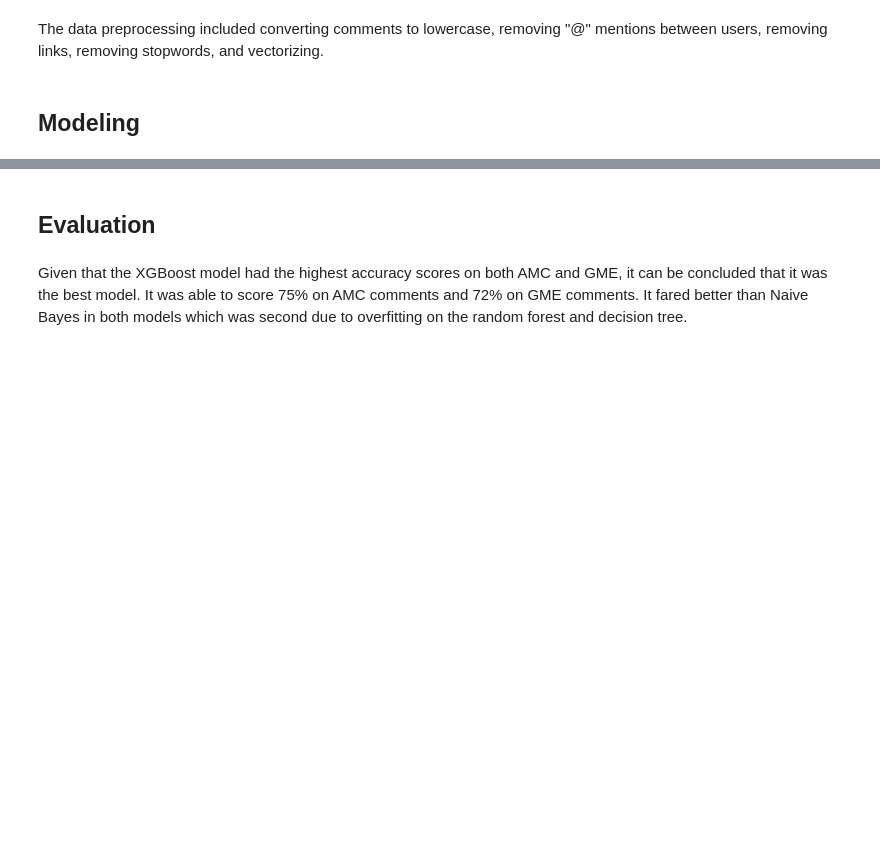
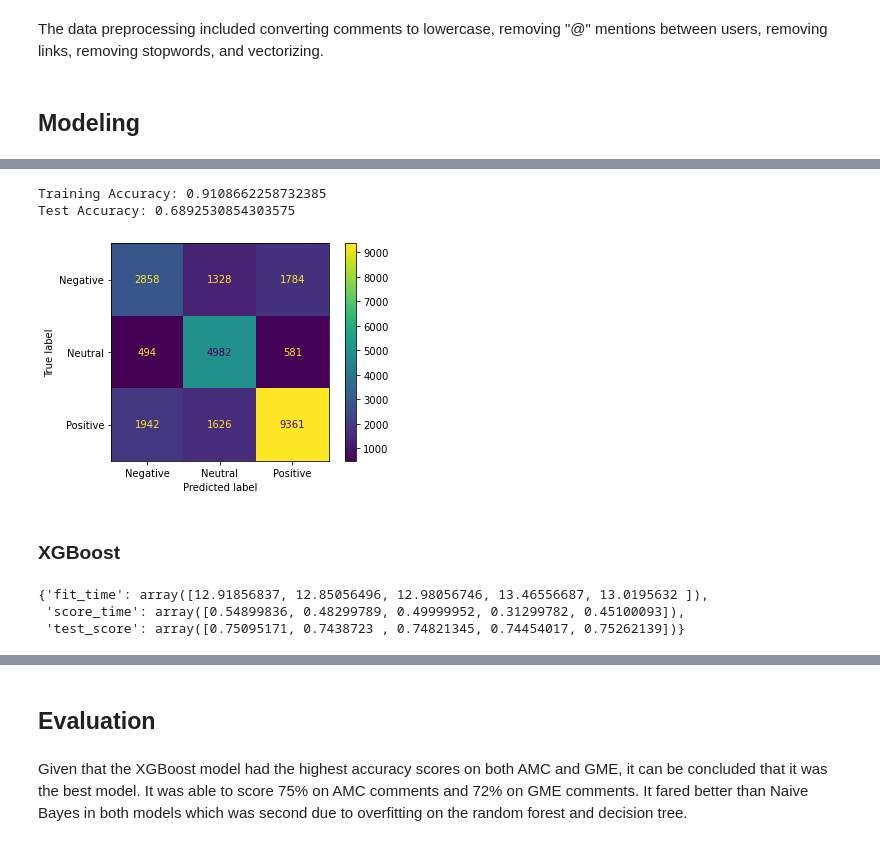
Before and after one commit to cyborgsage/reddit-nlp-strategy, a Jupyter notebook: Reddit_Sentiment_Analysis.ipynb, the cells around one changed output, grey strips where cells are left out. Drawn from its saved outputs; the diff is of its cells as text; code cells hidden in the pictures; blank space fills up the shorter version.

```diff
--- a/Reddit_Sentiment_Analysis.ipynb
+++ b/Reddit_Sentiment_Analysis.ipynb
@@ -175,0 +179,19 @@ plot_confusion_matrix(xgb, X_test_vectorized, y_test, cmap="cividis");
+# %%
+dt_pipe.fit(X_train, y_train)
+eval_model(dt_pipe, X_train, X_test, y_train, y_test)
+# %% [output]
+Training Accuracy: 0.9108662258732385
+Test Accuracy: 0.6892530854303575
+[figure, added]
+# %% [markdown]
+### XGBoost
+# %%
+xgb_pipe = Pipeline(steps=[('pre', CountVectorizer(stop_words=stopwords_list, max_features=200)),
+                          ('xgb', XGBClassifier(eval_metric='mlogloss'))])
+xgb_cv = cross_validate(estimator=xgb_pipe, X=X_train, y=y_train,
+                      scoring='accuracy', cv=5, n_jobs=-1)
+xgb_cv
+# %% [output]
+{'fit_time': array([12.91856837, 12.85056496, 12.98056746, 13.46556687, 13.0195632 ]),
+ 'score_time': array([0.54899836, 0.48299789, 0.49999952, 0.31299782, 0.45100093]),
+ 'test_score': array([0.75095171, 0.7438723 , 0.74821345, 0.74454017, 0.75262139])}
```
Also changed, not shown: parts of 55 cells of this notebook, 8 other files.
